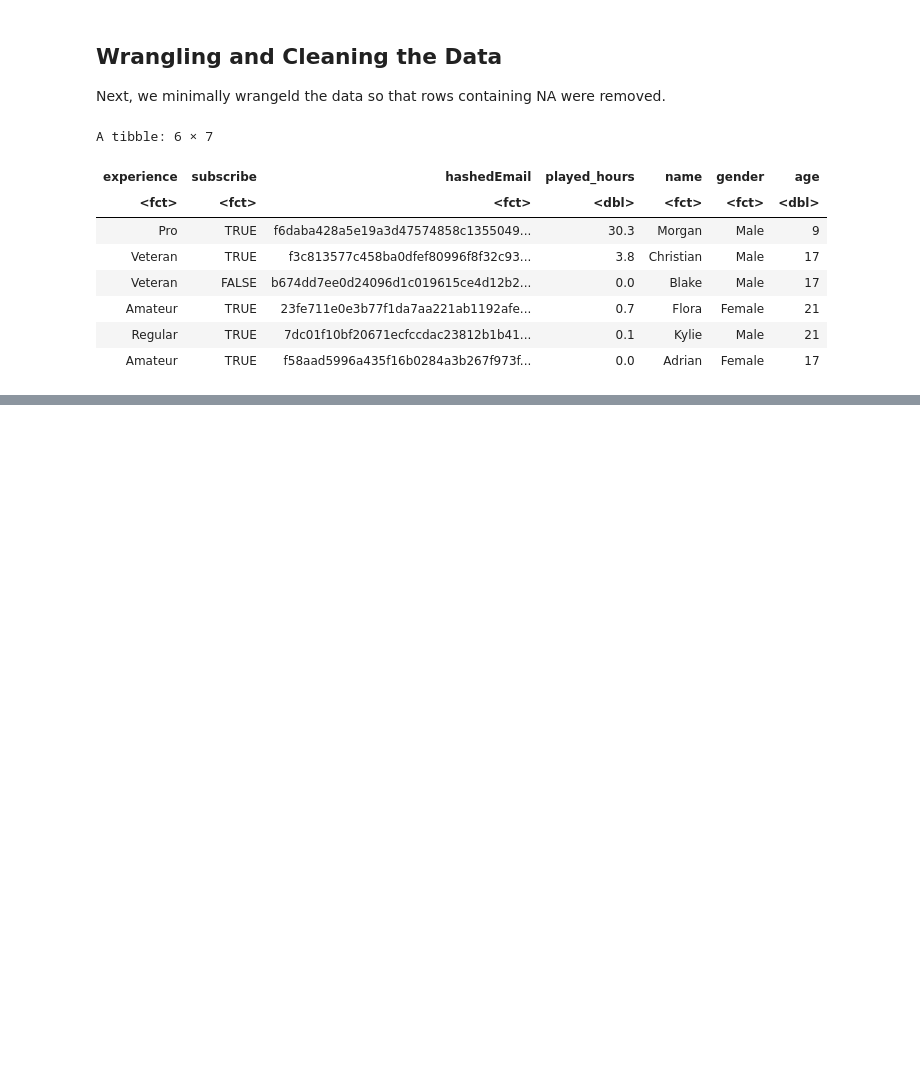
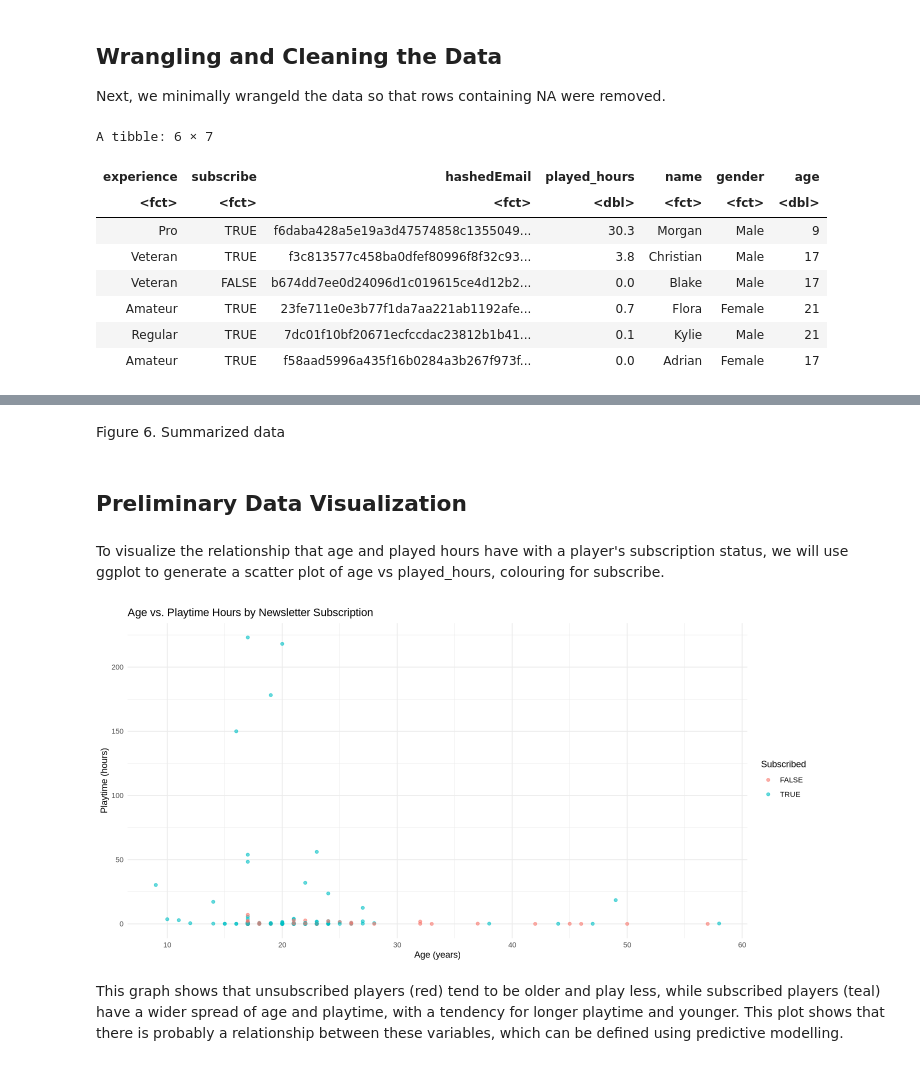
Before and after one commit to sophiaymeng/dsci_100_008_7_minecraft, a Jupyter notebook: Project.ipynb, the cells around one changed output, grey strips where cells are left out. Cells and saved outputs as stored; diff of their text form; code cells hidden in the pictures; blank space fills up the shorter version.

Commit message:
working on initial data processing

```diff
--- a/Project.ipynb
+++ b/Project.ipynb
@@ -125,0 +216,18 @@ A tibble: 6 × 7
+# %% [markdown]
+Figure 6. Summarized data
+# %% [markdown]
+## Preliminary Data Visualization
+# %% [markdown]
+To visualize the relationship that age and played hours have with a player's subscription status, we will use ggplot to generate a scatter plot of age vs played_hours, colouring for subscribe.
+# %%
+ggplot(players_data, aes(x = age, y = played_hours, color = subscribe)) +
+  geom_point(alpha = 0.6) +
+  labs(title = "Age vs. Playtime Hours by Newsletter Subscription",
+       x = "Age (years)",
+       y = "Playtime (hours)",
+       color = "Subscribed") +
+  theme_minimal()
+# %% [output]
+[figure, added]
+# %% [markdown]
+This graph shows that unsubscribed players (red) tend to be older and play less, while subscribed players (teal) have a wider spread of age and playtime, with a tendency for longer playtime and younger. This plot shows that there is probably a relationship between these variables, which can be defined using predictive modelling.
```
Also changed, not shown: parts of 13 cells of this notebook.
